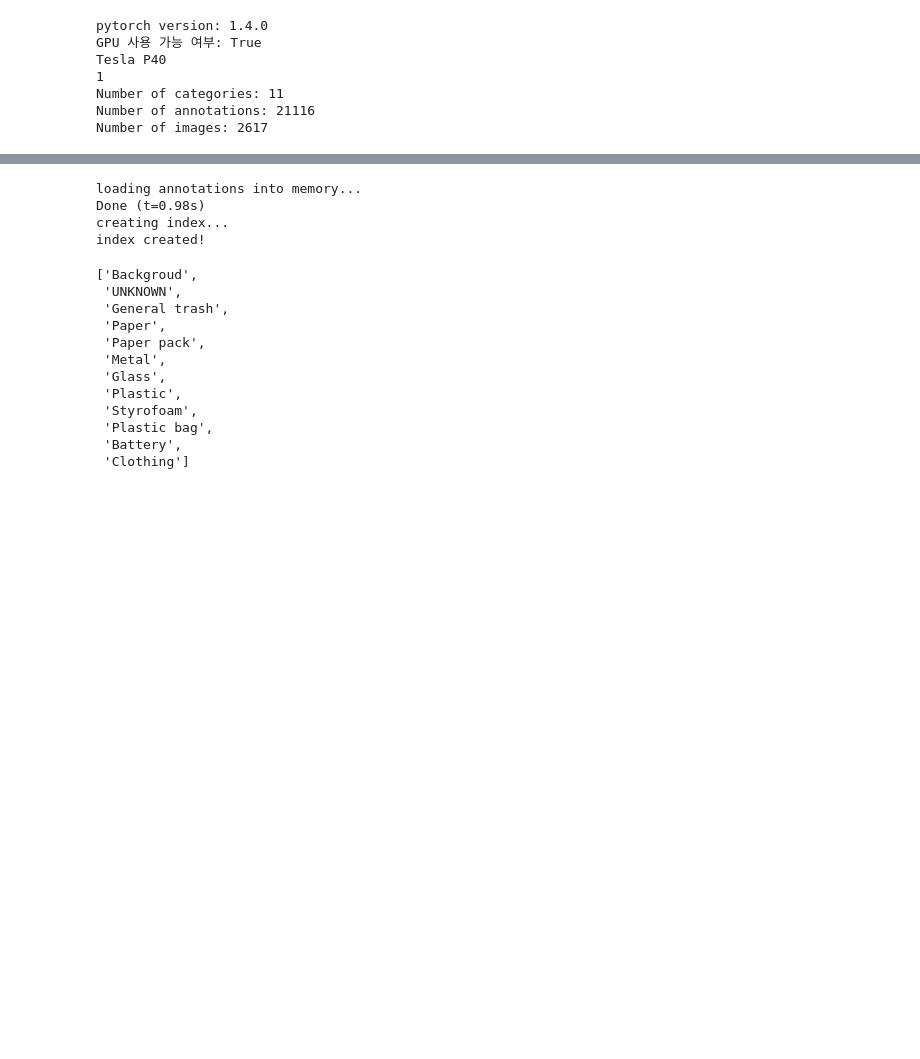
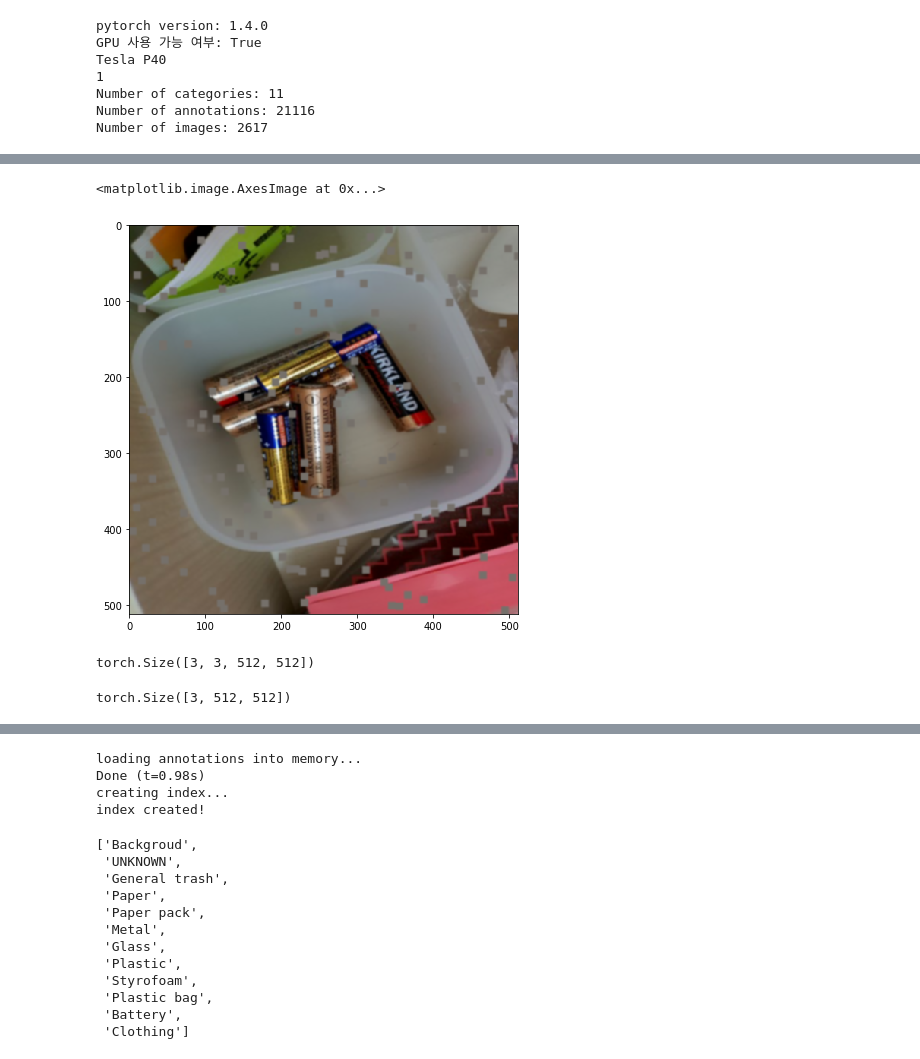
Before and after one commit to bcaitech1/p3-ims-obd-eagle-eye, a Jupyter notebook: experiment/jiyoung/exp/EDA.ipynb, the cells around one changed output, grey strips where cells are left out. Saved outputs shown, nothing was run; the diff lists cells and outputs as text; code cells hidden in the pictures; blank space fills up the shorter version.

```diff
--- a/experiment/jiyoung/exp/EDA.ipynb
+++ b/experiment/jiyoung/exp/EDA.ipynb
@@ -212,0 +283,16 @@ val_path = dataset_path + "/val.json"
+# %%
+trans = A.Compose([
+    A.RandomBrightnessContrast(0.2, 0.2, p=0.5),
+    A.Flip(p=0.5),
+    A.Cutout(num_holes=150, max_h_size=10, max_w_size=10, fill_value=[0.4611, 0.4403, 0.4193], always_apply=False, p=0.5),
+    A.Rotate(limit=90, p=0.5),
+    A.GaussianBlur(p=0.5)
+])
+# %%
+transed_img = trans(image=next(img)[0])['image']
+# %%
+plt.figure(figsize = (6,6))
+io.imshow(transed_img)
+# %% [output]
+<matplotlib.image.AxesImage at 0x...>
+[figure, added]
@@ -212,0 +314,4 @@ val_path = dataset_path + "/val.json"
+# %%
+images.shape
+# %% [output]
+torch.Size([3, 3, 512, 512])
@@ -212,0 +328,4 @@ val_path = dataset_path + "/val.json"
+# %%
+images[0].shape
+# %% [output]
+torch.Size([3, 512, 512])
```
Also changed, not shown: parts of 60 cells of this notebook, 5 other files.
